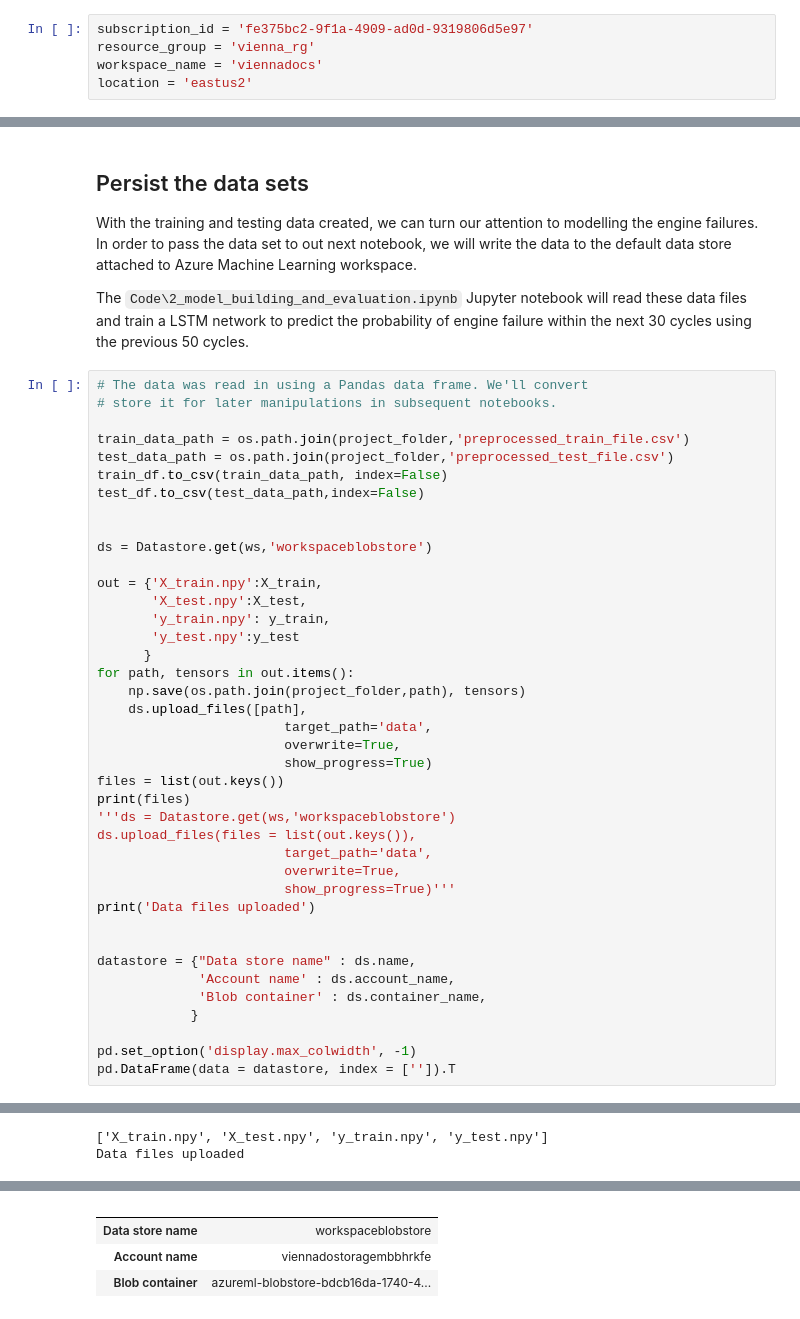
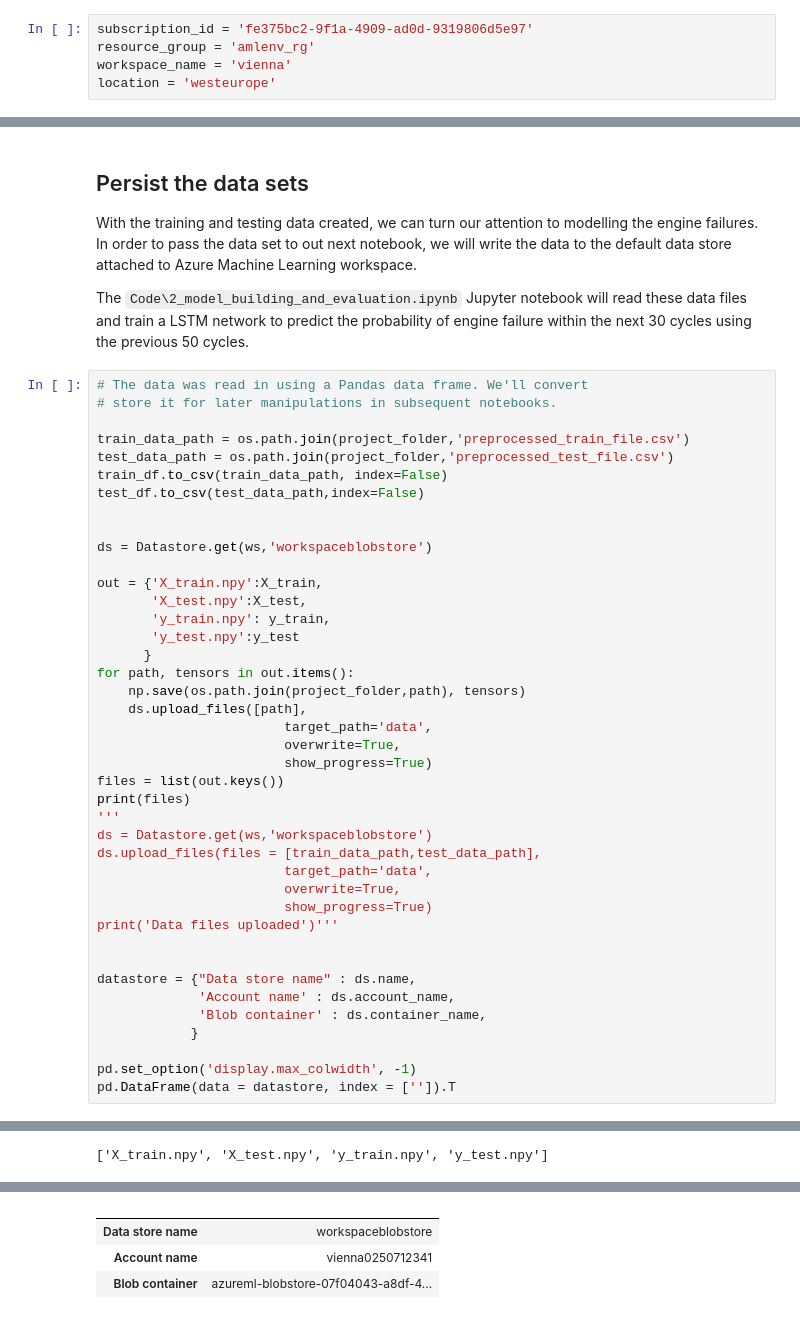
Before and after one commit to krisbock/AMLSamples, a Jupyter notebook: deep_predictive_maintenance/1_data_ingestion_and_preparation.ipynb, the cells around one changed output, grey strips where cells are left out. Saved outputs shown, nothing was run; the diff lists cells and outputs as text.

```diff
--- a/deep_predictive_maintenance/1_data_ingestion_and_preparation.ipynb
+++ b/deep_predictive_maintenance/1_data_ingestion_and_preparation.ipynb
@@ -25,9 +25,9 @@ The autoreload extension is already loaded. To reload it, use:
 ## Conect to Azure ML service workspace & create experiment
 # %%
 subscription_id = 'fe375bc2-9f1a-4909-ad0d-9319806d5e97'
-resource_group = 'vienna_rg'
-workspace_name = 'viennadocs'
-location = 'eastus2'
+resource_group = 'amlenv_rg'
+workspace_name = 'vienna'
+location = 'westeurope'
 # %%
 project_folder = os.getcwd()
 exp_name = "deep_predictive_maintenance"
@@ -314,12 +324,13 @@ for path, tensors in out.items():
                         show_progress=True)
 files = list(out.keys())
 print(files)
-'''ds = Datastore.get(ws,'workspaceblobstore')
-ds.upload_files(files = list(out.keys()),
+'''
+ds = Datastore.get(ws,'workspaceblobstore')
+ds.upload_files(files = [train_data_path,test_data_path],
                         target_path='data',
                         overwrite=True,
-                        show_progress=True)'''
-print('Data files uploaded')
+                        show_progress=True)
+print('Data files uploaded')'''
 
 
 datastore = {"Data store name" : ds.name,
@@ -350,23 +361,22 @@ Arguments: (AzureHttpError('Forbidden\n<!DOCTYPE HTML PUBLIC "-//W3C//DTD HTML 4
 ['X_train.npy', 'X_test.npy', 'y_train.npy', 'y_test.npy']
-Data files uploaded
 --- Logging error ---
 Traceback (most recent call last):
   File "/anaconda/envs/amlenv/lib/python3.6/site-packages/azureml/data/azure_storage_datastore.py", line 254, in handler
     result = fn()
   File "/anaconda/envs/amlenv/lib/python3.6/site-packages/azureml/data/azure_storage_datastore.py", line 622, in <lambda>
     lambda target, source: lambda: self.blob_service.create_blob_from_path(self.container_name, target, source)
   File "/anaconda/envs/amlenv/lib/python3.6/site-packages/azureml/_vendor/azure_storage/blob/blockblobservice.py", line 463, in create_blob_from_path
     timeout=timeout)
   File "/anaconda/envs/amlenv/lib/python3.6/site-packages/azureml/_vendor/azure_storage/blob/blockblobservice.py", line 582, in create_blob_from_stream
     timeout=timeout)
   File "/anaconda/envs/amlenv/lib/python3.6/site-packages/azureml/_vendor/azure_storage/blob/blockblobservice.py", line 971, in _put_blob
     return self._perform_request(request, _parse_base_properties)
 ... (40 lines left out)
   File "/anaconda/envs/amlenv/lib/python3.6/site-packages/azureml/data/azure_storage_datastore.py", line 261, in handler
     logger.error("Task Exception", e)
 Message: 'Task Exception'
 Arguments: (AzureHttpError('Forbidden\n<!DOCTYPE HTML PUBLIC "-//W3C//DTD HTML 4.01//EN""http://www.w3.org/TR/html4/strict.dtd">\r\n<HTML><HEAD><TITLE>Forbidden</TITLE>\r\n<META HTTP-EQUIV="Content-Ty ...
 |  |  |
 | Data store name | workspaceblobstore |
-| Account name | viennadostoragembbhrkfe |
-| Blob container | azureml-blobstore-bdcb16da-1740-4... |
+| Account name | vienna0250712341 |
+| Blob container | azureml-blobstore-07f04043-a8df-4... |
```
Also changed, not shown: parts of 10 cells of this notebook, 2 other files.
